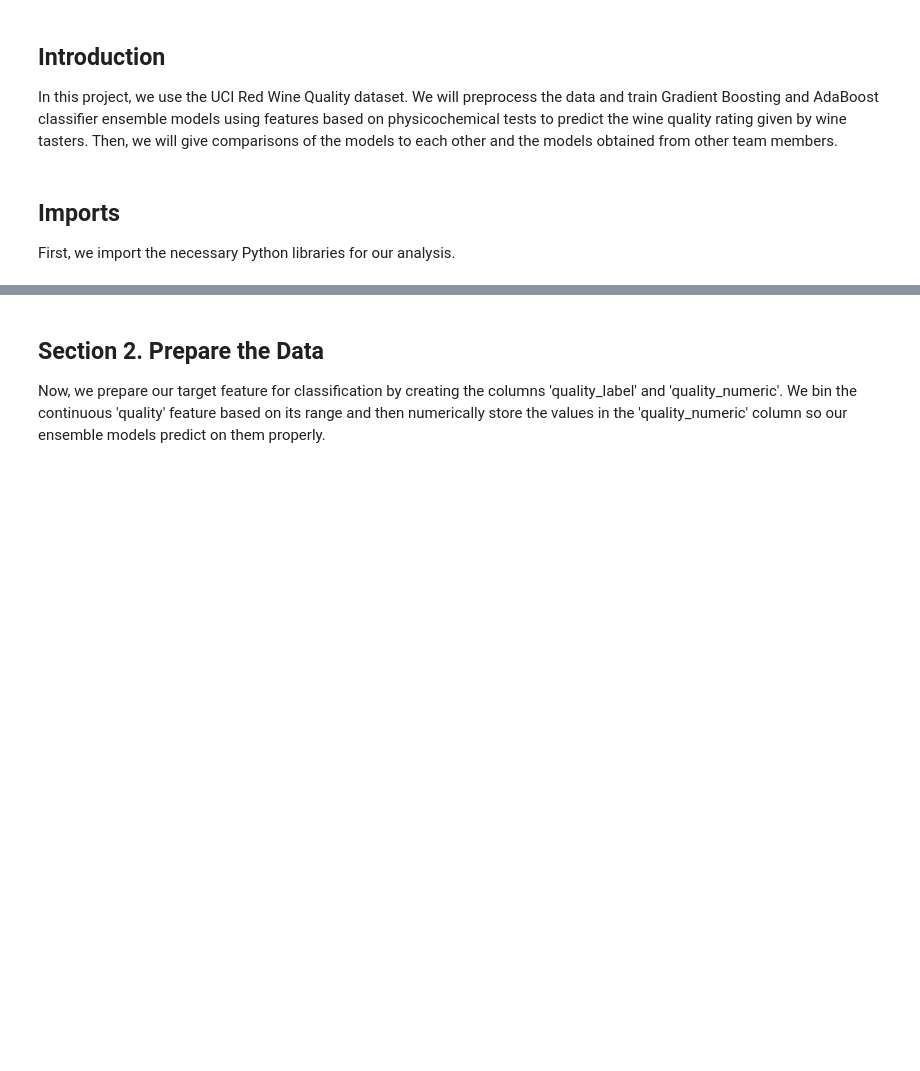
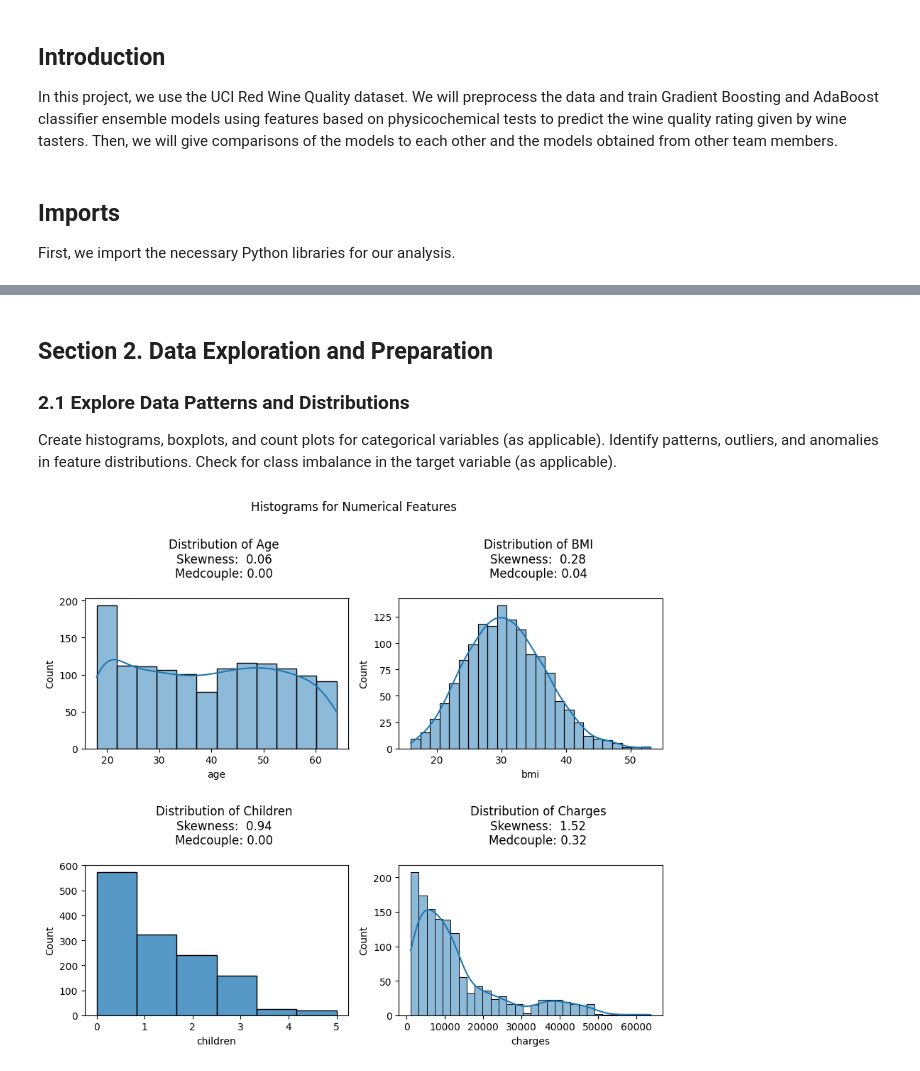
Before and after one commit to JfromNWMS/ml_regression_jordan, a Jupyter notebook: regression_jordan.ipynb, the cells around one changed output, grey strips where cells are left out. Drawn from its saved outputs; the diff is of its cells as text; code cells hidden in the pictures; blank space fills up the shorter version.

```diff
--- a/regression_jordan.ipynb
+++ b/regression_jordan.ipynb
@@ -61,21 +114,29 @@ memory usage: 150.0 KB
 # %% [markdown]
-## Section 2. Prepare the Data
+## Section 2. Data Exploration and Preparation
 
-Now, we prepare our target feature for classification by creating the columns 'quality_label' and 'quality_numeric'.  We bin the continuous 'quality' feature based on its range and then numerically store the values in the 'quality_numeric' column so our ensemble models predict on them properly.
+### 2.1 Explore Data Patterns and Distributions
+
+Create histograms, boxplots, and count plots for categorical variables (as applicable).
+Identify patterns, outliers, and anomalies in feature distributions.
+Check for class imbalance in the target variable (as applicable).
 # %%
-def quality_to_label(q):  # noqa: D103
-    if q <= 4:
-        return "low"
-    if q <= 6:
-        return "medium"
-    return "high"
+fig, axes = plt.subplots(2, 2, figsize=(9,8))
 
-def quality_to_number(q):  # noqa: D103
-    if q <= 4:
-        return 0
-    if q <= 6:
-        return 1
-    return 2
+for ax, col in zip(axes.flatten(), ["age", "bmi", "children", "charges"], strict=True):
 
-df["quality_label"] = df["quality"].apply(quality_to_label)
-df["quality_numeric"] = df["quality"].apply(quality_to_number)
+    if col == "children":
+        sns.histplot(insurance_df[col], kde=False, ax=ax, bins=6) # type: ignore
+    else:
+        sns.histplot(insurance_df[col], kde=True, ax=ax) # type: ignore
+
+    ax.set_title(f"""
+    Distribution of {"BMI" if col == "bmi" else col.title()}
+    Skewness:  {insurance_df[col].skew():.2f}
+    Medcouple: {medcouple(insurance_df[col]):.2f}
+    """)
+
+fig.suptitle("Histograms for Numerical Features")
+plt.tight_layout()
+plt.show()
+# %% [output]
+[figure, added]
```
Also changed, not shown: parts of 34 cells of this notebook, 3 other files.
